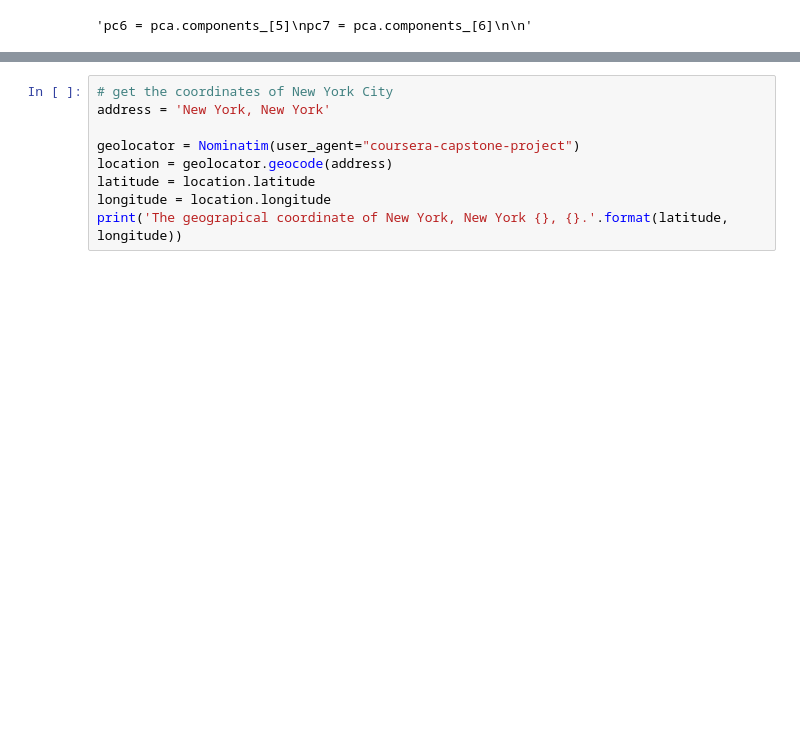
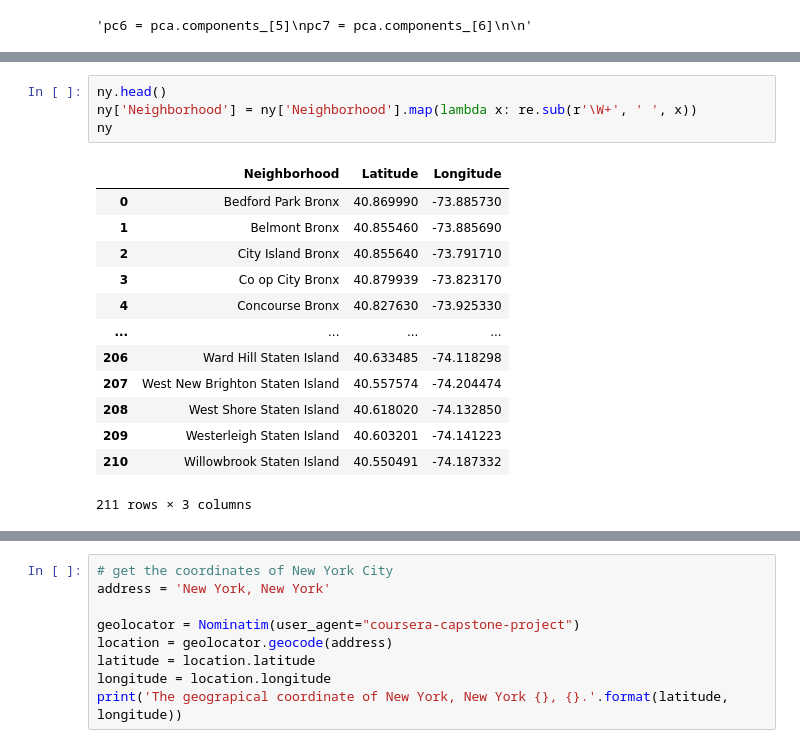
Before and after one commit to ptorres001/nyc_food_deserts, a Jupyter notebook: Cluster_Final.ipynb, the cells around one changed output, grey strips where cells are left out. Drawn from its saved outputs; the diff is of its cells as text; blank space fills up the shorter version.

```diff
--- a/Cluster_Final.ipynb
+++ b/Cluster_Final.ipynb
@@ -1014,4 +1036,22 @@ cluster_pca2.cluster.value_counts()
 Name: cluster, dtype: int64
+# %%
+ny.head()
+ny['Neighborhood'] = ny['Neighborhood'].map(lambda x: re.sub(r'\W+', ' ', x))
+ny
+# %% [output]
+|  | Neighborhood | Latitude | Longitude |
+| 0 | Bedford Park Bronx | 40.869990 | -73.885730 |
+| 1 | Belmont Bronx | 40.855460 | -73.885690 |
+| 2 | City Island Bronx | 40.855640 | -73.791710 |
+| 3 | Co op City Bronx | 40.879939 | -73.823170 |
+| 4 | Concourse Bronx | 40.827630 | -73.925330 |
+| ... | ... | ... | ... |
+| 206 | Ward Hill Staten Island | 40.633485 | -74.118298 |
+| 207 | West New Brighton Staten Island | 40.557574 | -74.204474 |
+| 208 | West Shore Staten Island | 40.618020 | -74.132850 |
+| 209 | Westerleigh Staten Island | 40.603201 | -74.141223 |
+| 210 | Willowbrook Staten Island | 40.550491 | -74.187332 |
+211 rows × 3 columns
 # %%
 cluster_pca3 = cluster_pca3.join(ny.set_index("Neighborhood"), on="Neighborhood")
 cluster_pca3
```
Also changed, not shown: parts of 37 cells of this notebook.
